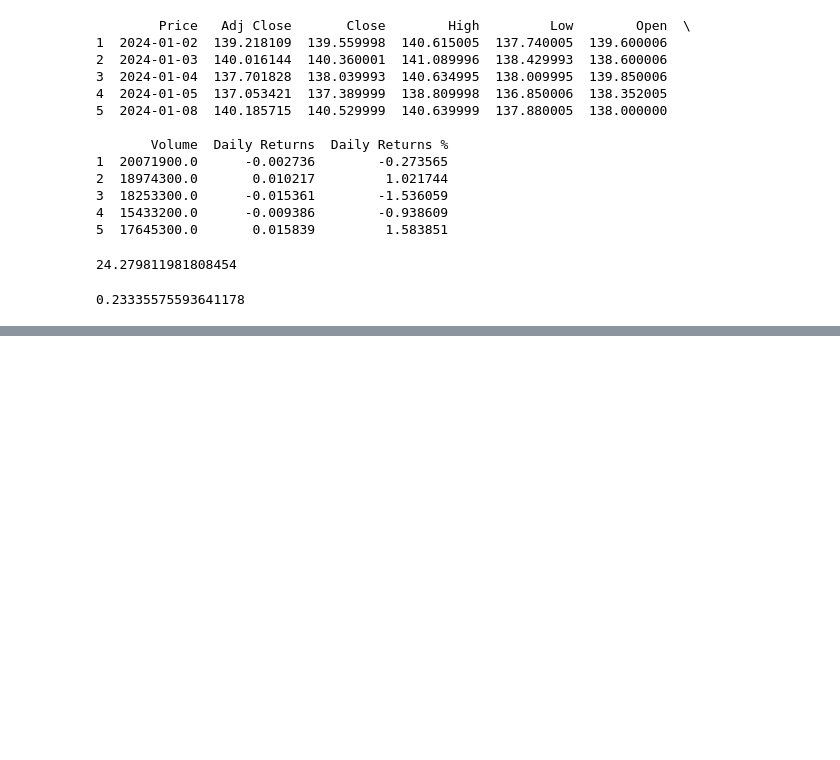
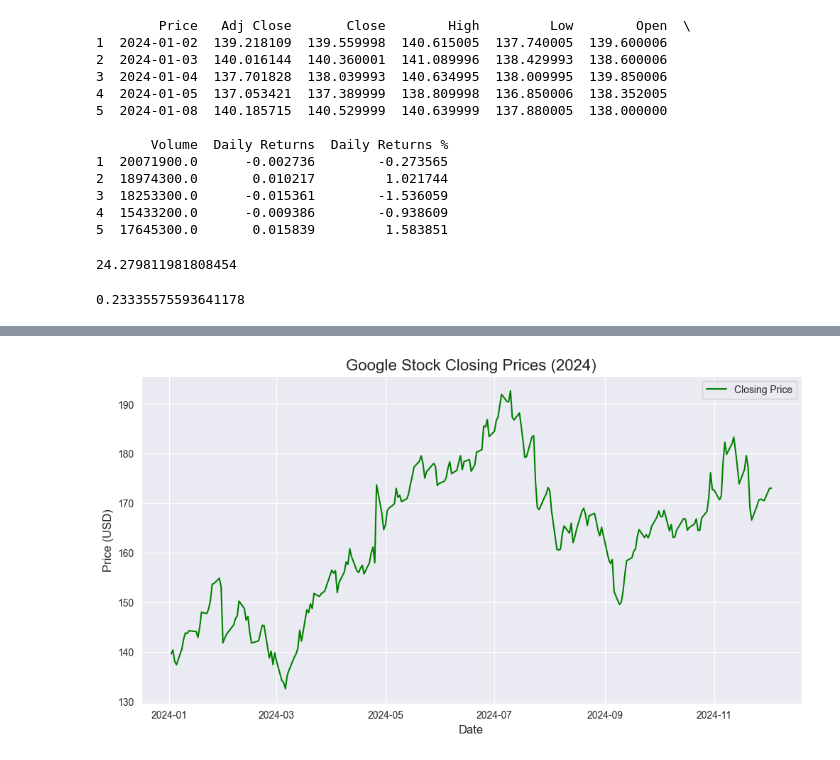
Before and after one commit to YazRaso/Google-Stock-Analyzer, a Jupyter notebook: project.ipynb, the cells around one changed output, grey strips where cells are left out. Drawn from its saved outputs; the diff is of its cells as text; code cells hidden in the pictures; blank space fills up the shorter version.

```diff
--- a/project.ipynb
+++ b/project.ipynb
@@ -121,0 +137,14 @@ mar_volume_traded = df["Volume"].iloc[feb_end+1:mar_end+1].sum()
+# %%
+# Plot the Closing Price
+plt.figure(figsize=(12, 6))
+plt.plot(df['Price'], df['Close'], label='Closing Price', color='green')
+
+# Add labels and title
+plt.title("Google Stock Closing Prices (2024)", fontsize=16)
+plt.xlabel("Date", fontsize=12)
+plt.ylabel("Price (USD)", fontsize=12)
+plt.legend()
+plt.grid(True)
+plt.show()
+# %% [output]
+[figure, added]
```
Also changed, not shown: parts of 7 cells of this notebook.
